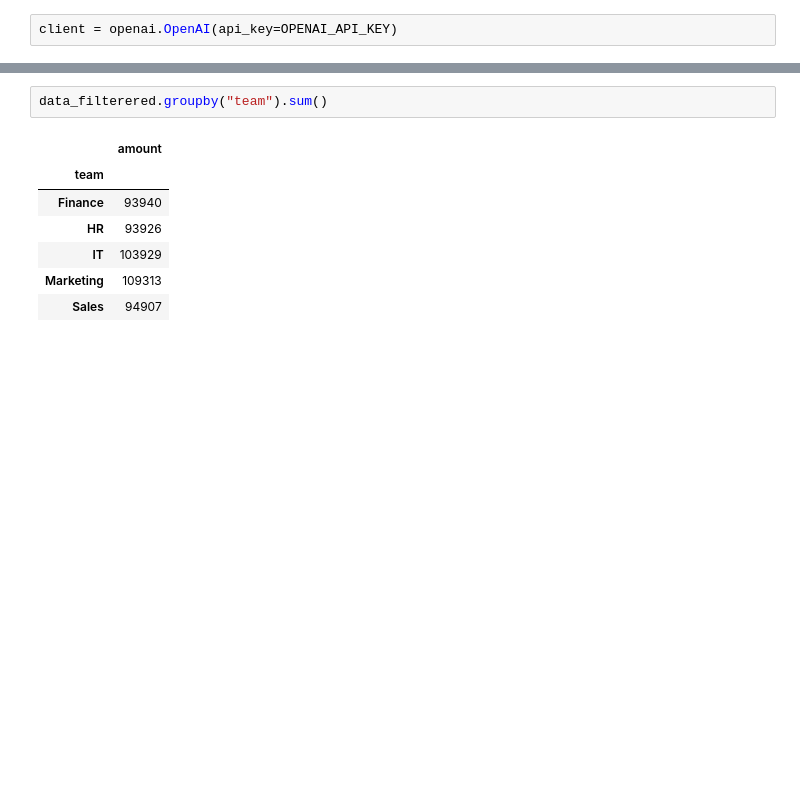
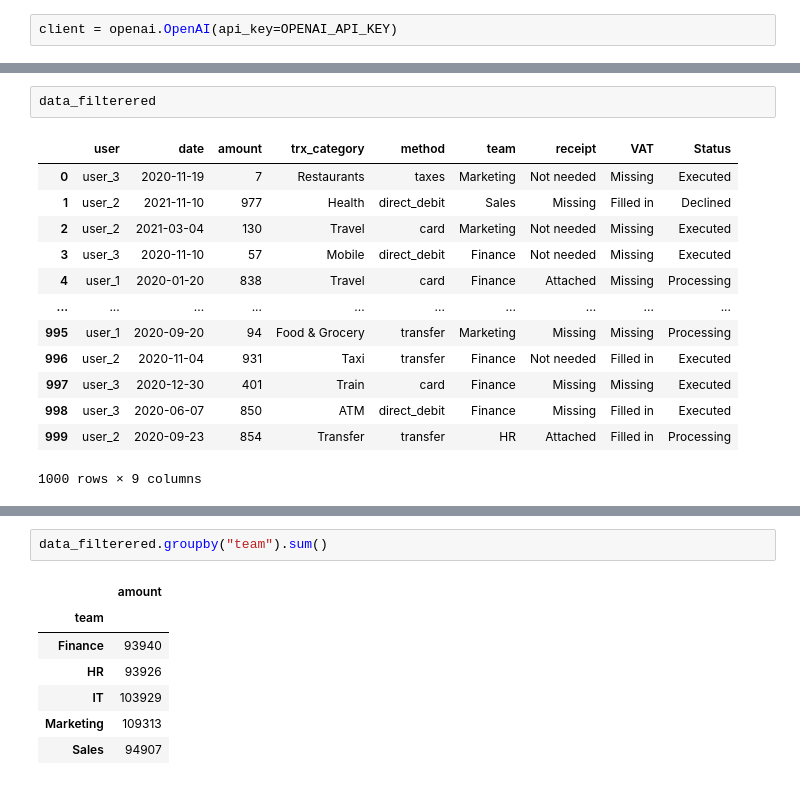
Before and after one commit to Starbz/Qonto_hackathon, a Jupyter notebook: research/agents_trials.ipynb, the cells around one changed output, grey strips where cells are left out. Cells and saved outputs as stored; diff of their text form; blank space fills up the shorter version.

```diff
--- a/research/agents_trials.ipynb
+++ b/research/agents_trials.ipynb
@@ -442,3 +493,19 @@ response["data_filterered"]
+# %%
+data_filterered
+# %% [output]
+|  | user | date | amount | trx_category | method | team | receipt | VAT | Status |
+| 0 | user_3 | 2020-11-19 | 7 | Restaurants | taxes | Marketing | Not needed | Missing | Executed |
+| 1 | user_2 | 2021-11-10 | 977 | Health | direct_debit | Sales | Missing | Filled in | Declined |
+| 2 | user_2 | 2021-03-04 | 130 | Travel | card | Marketing | Not needed | Missing | Executed |
+| 3 | user_3 | 2020-11-10 | 57 | Mobile | direct_debit | Finance | Not needed | Missing | Executed |
+| 4 | user_1 | 2020-01-20 | 838 | Travel | card | Finance | Attached | Missing | Processing |
+| ... | ... | ... | ... | ... | ... | ... | ... | ... | ... |
+| 995 | user_1 | 2020-09-20 | 94 | Food & Grocery | transfer | Marketing | Missing | Missing | Processing |
+| 996 | user_2 | 2020-11-04 | 931 | Taxi | transfer | Finance | Not needed | Filled in | Executed |
+| 997 | user_3 | 2020-12-30 | 401 | Train | card | Finance | Missing | Missing | Executed |
+| 998 | user_3 | 2020-06-07 | 850 | ATM | direct_debit | Finance | Missing | Filled in | Executed |
+| 999 | user_2 | 2020-09-23 | 854 | Transfer | transfer | HR | Attached | Filled in | Processing |
+1000 rows × 9 columns
 # %%
 response = chat(
     thread["thread_id"],
```
Also changed, not shown: parts of 22 cells of this notebook, 7 other files.
